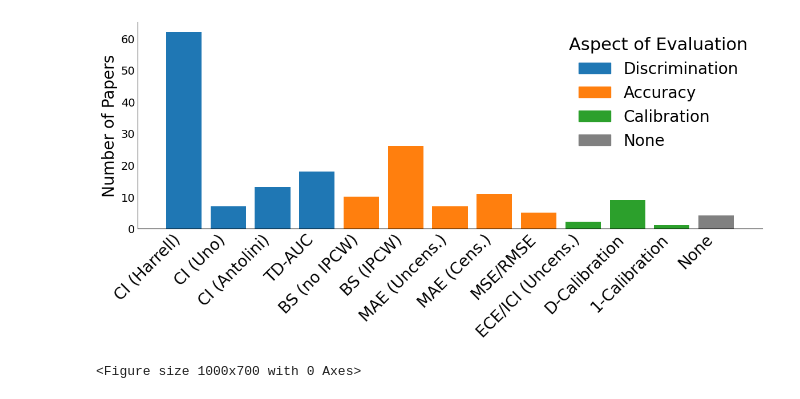
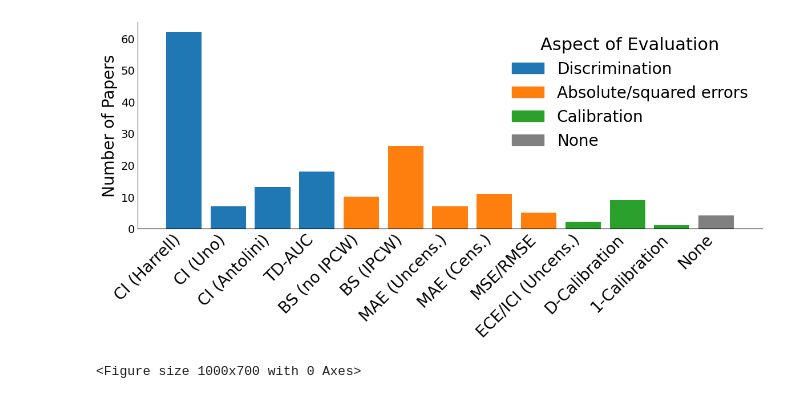
Before and after one commit to thecml/position-paper, a Jupyter notebook: stats.ipynb, the cells around one changed output. Saved outputs shown, nothing was run; the diff lists cells and outputs as text; code cells hidden in the pictures.

```diff
--- a/stats.ipynb
+++ b/stats.ipynb
@@ -63,7 +63,7 @@ categories = {
     "Discrimination": [
         "CI (Harrell)", "CI (Uno)", "CI (Antolini)", "TD-AUC"
     ],
-    "Accuracy": [
+    "Absolute/squared errors": [
         "BS (no IPCW)",
         "BS (IPCW)",
         "MAE (Uncens.)",
@@ -79,7 +79,7 @@ categories = {
 
 category_colors = {
     "Discrimination": "tab:blue",
-    "Accuracy": "tab:orange",
+    "Absolute/squared errors": "tab:orange",
     "Calibration": "tab:green"
 }
 
@@ -106,34 +106,34 @@ plt.bar(
     [metric_counts.get(m, 0) for m in sorted_metrics],
     color=[metric_to_color.get(m, "gray") for m in sorted_metrics],
 )
 
 ax = plt.gca()
 ax.spines['top'].set_visible(False)
 ax.spines['right'].set_visible(False)
 
 legend_handles = [
     Patch(color=color, label=cat)
     for cat, color in category_colors.items()
 ]
 legend_handles.append(Patch(color="grey", label="None"))
 
 leg = plt.legend(
     handles=legend_handles,
     title="Aspect of Evaluation",
     frameon=False
 )
 leg.get_title().set_fontsize(22)
 
 plt.ylabel("Number of Papers")
 plt.xticks(rotation=45, ha='right')
 plt.tick_params(axis='x', which='both', length=0)
 plt.tick_params(axis='y', which='both', length=0)
 
 plt.tight_layout()
 plt.savefig("plots/metrics_used.pdf", format="pdf", bbox_inches="tight")
 plt.show()
 # %% [output]
-[figure, old version]
+[figure, new version]
 # %%
 # Load the file
 df = pd.read_csv("data/correct_evaluation.csv")
```
